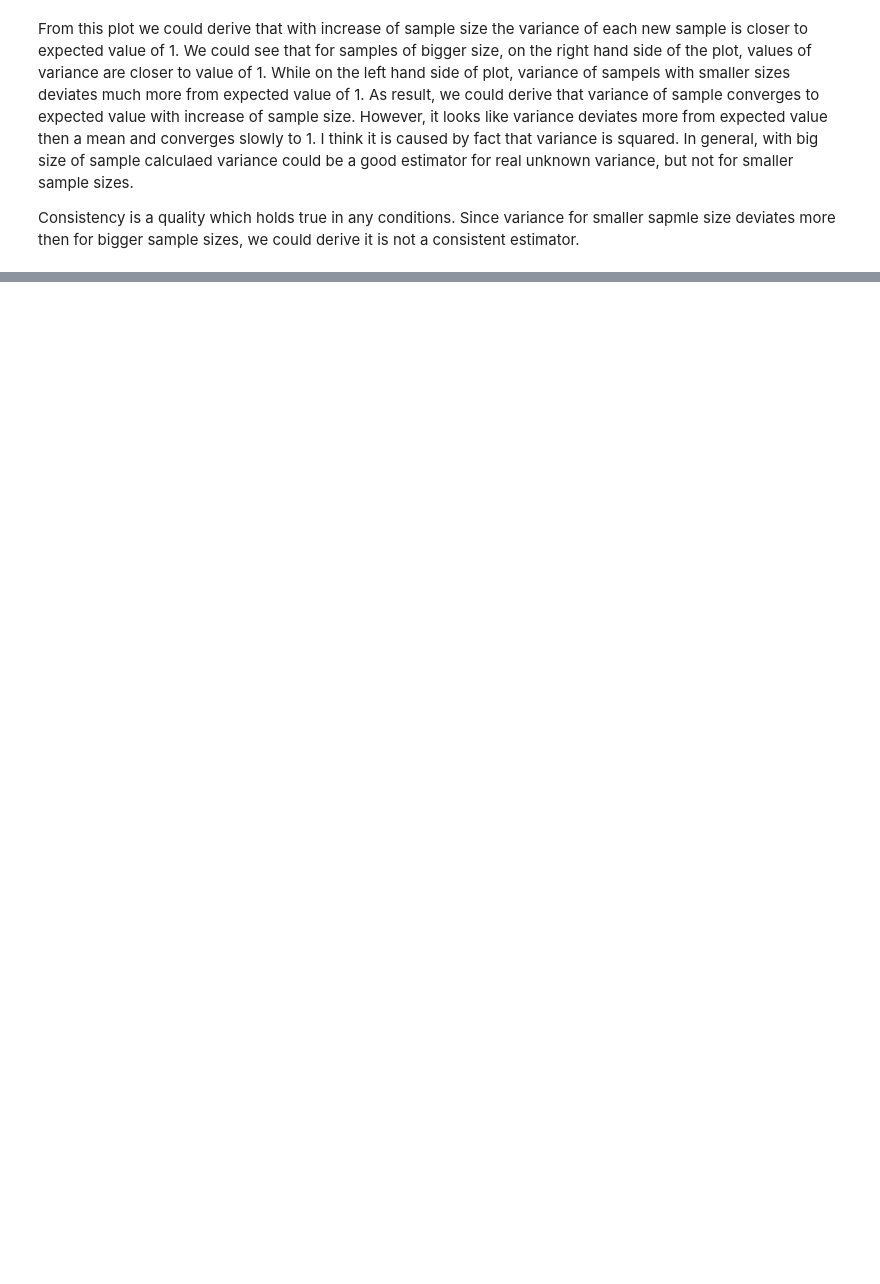
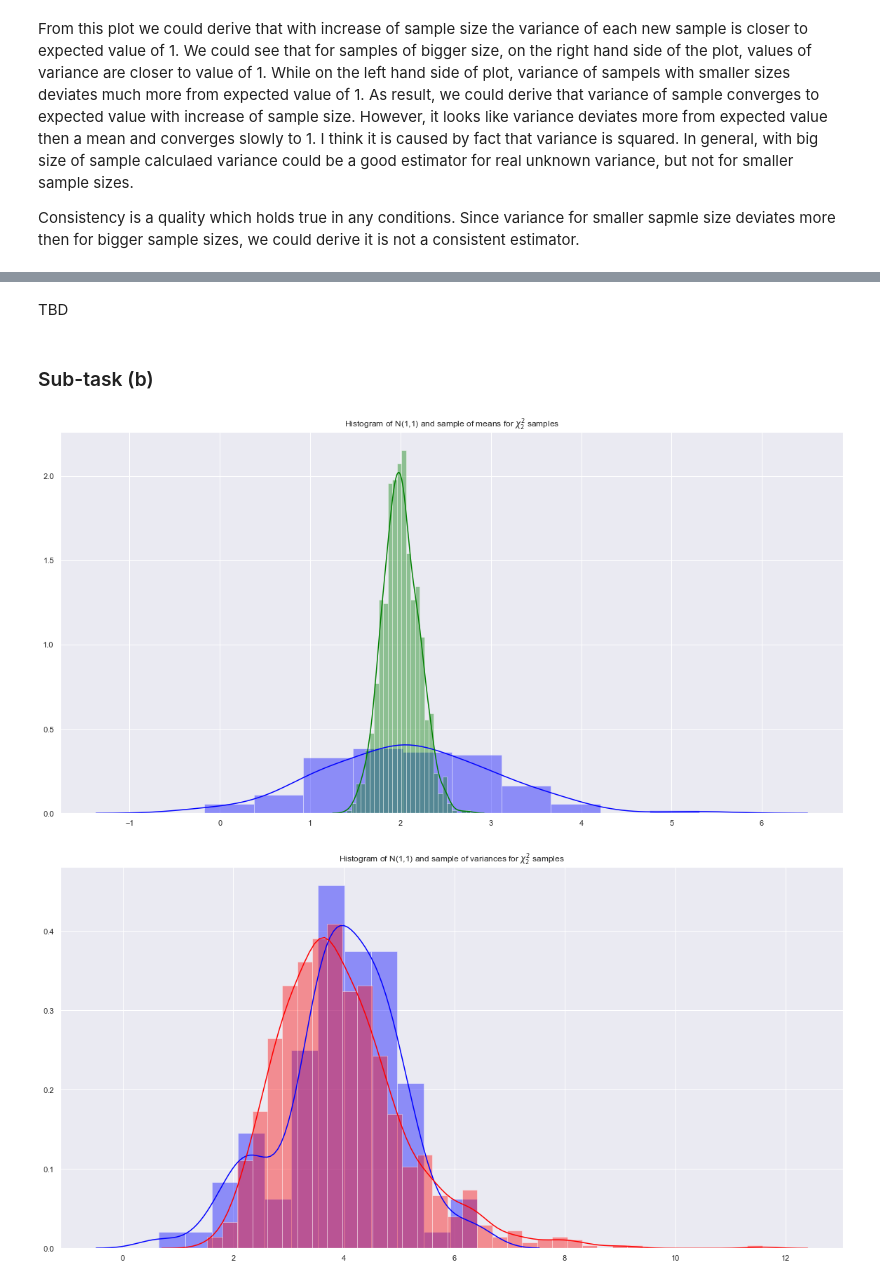
Before and after one commit to kai-wren/Statistic, a Jupyter notebook: Assignment1.ipynb, the cells around one changed output, grey strips where cells are left out. Cells and saved outputs as stored; diff of their text form; code cells hidden in the pictures; blank space fills up the shorter version.

```diff
--- a/Assignment1.ipynb
+++ b/Assignment1.ipynb
@@ -171,0 +196,31 @@ Consistency is a quality which holds true in any conditions. Since variance for
+# %% [markdown]
+TBD
+# %% [markdown]
+### Sub-task (b)
+# %%
+nList=[]
+meanList=[]
+varList=[]
+for item in d3:
+    _, n, mean, var = d3[item]
+    nList.append(n)
+    meanList.append(mean)
+    varList.append(var)
+
+dnormMean = np.random.normal(np.mean(meanList), 1, 100)
+dnormVar = np.random.normal(np.mean(varList), 1, 100)
+
+plt.figure(figsize=(20,10))
+sns.distplot(dnormMean, color='blue')
+sns.distplot(meanList, color='green')
+plt.title('Histogram of N(1,1) and sample of means for $\chi^2_2$ samples')
+plt.show()
+
+plt.figure(figsize=(20,10))
+sns.distplot(dnormVar, color='blue')
+sns.distplot(varList, color='red')
+plt.title('Histogram of N(1,1) and sample of variances for $\chi^2_2$ samples')
+plt.show()
+# %% [output]
+[figure, added]
+[figure, added]
```
Also changed, not shown: parts of 25 cells of this notebook.
